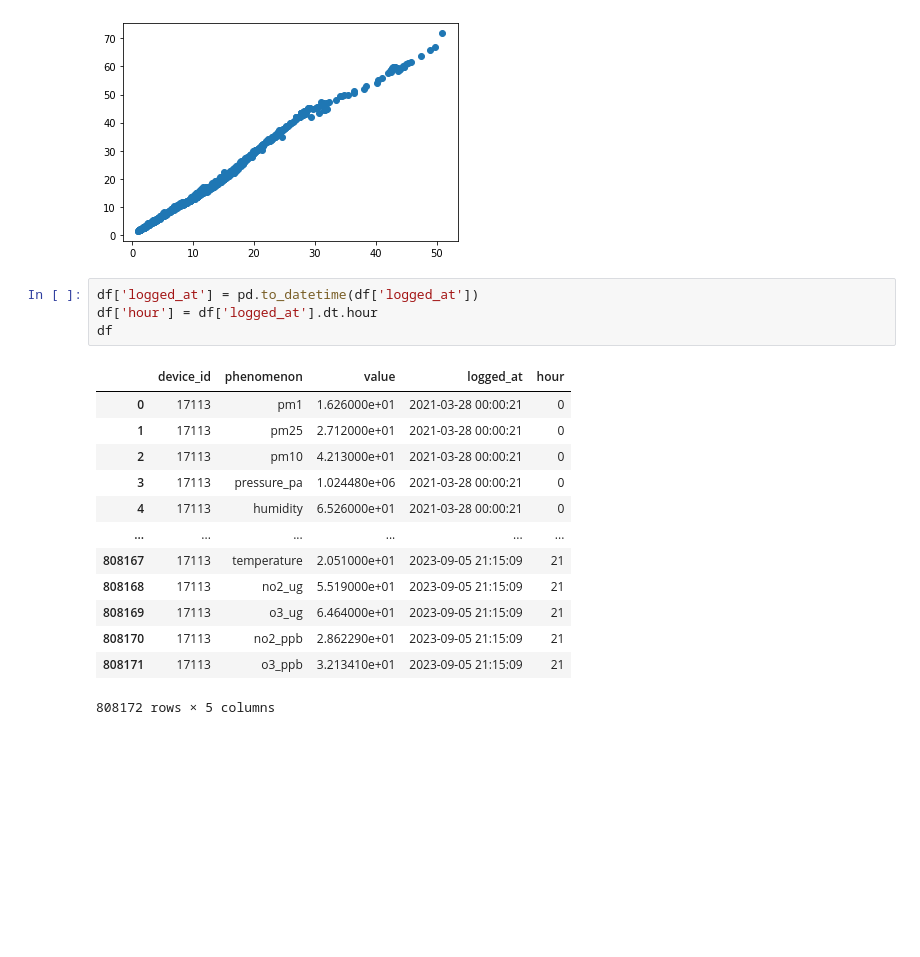
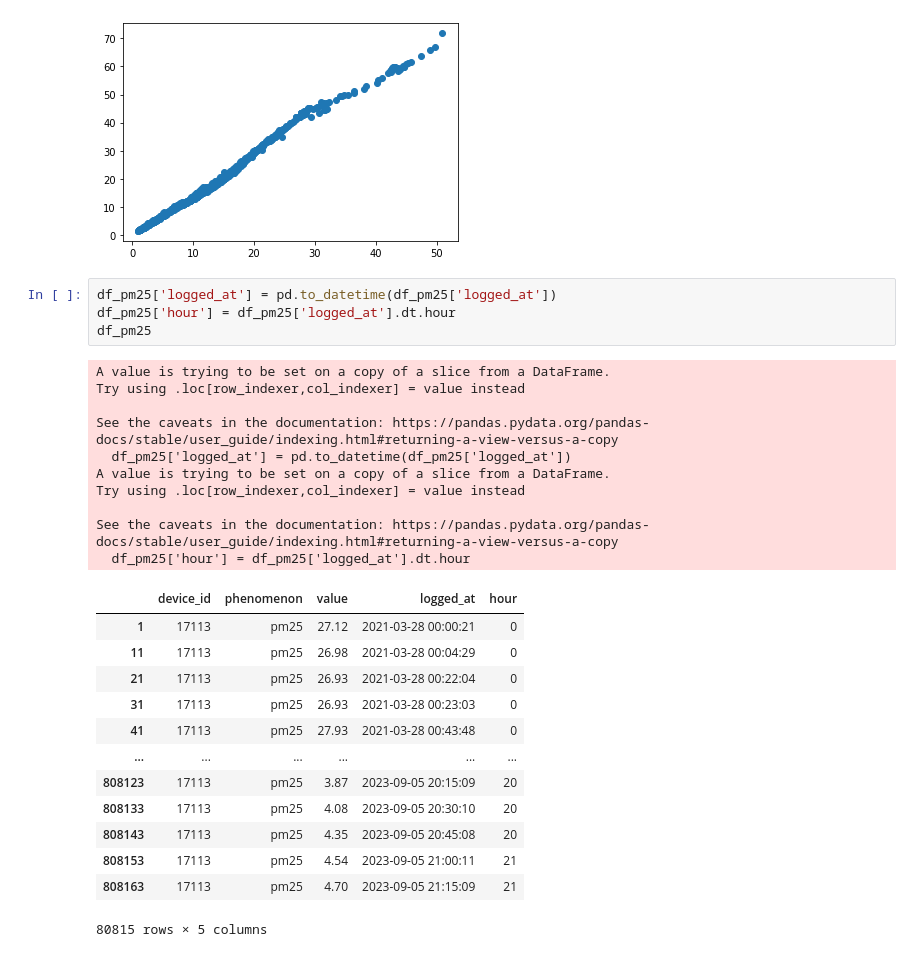
Before and after one commit to art1k20/MatMod, a Jupyter notebook: lab1/lab1.ipynb, the cells around one changed output. Saved outputs shown, nothing was run; the diff lists cells and outputs as text; blank space fills up the shorter version.

```diff
--- a/lab1/lab1.ipynb
+++ b/lab1/lab1.ipynb
@@ -158,20 +158,30 @@ plt.show()
 # %% [output]
 [figure]
 # %%
-df['logged_at'] = pd.to_datetime(df['logged_at'])
-df['hour'] = df['logged_at'].dt.hour
-df
+df_pm25['logged_at'] = pd.to_datetime(df_pm25['logged_at'])
+df_pm25['hour'] = df_pm25['logged_at'].dt.hour
+df_pm25
 # %% [output]
+A value is trying to be set on a copy of a slice from a DataFrame.
+Try using .loc[row_indexer,col_indexer] = value instead
+
+See the caveats in the documentation: https://pandas.pydata.org/pandas-docs/stable/user_guide/indexing.html#returning-a-view-versus-a-copy
+  df_pm25['logged_at'] = pd.to_datetime(df_pm25['logged_at'])
+A value is trying to be set on a copy of a slice from a DataFrame.
+Try using .loc[row_indexer,col_indexer] = value instead
+
+See the caveats in the documentation: https://pandas.pydata.org/pandas-docs/stable/user_guide/indexing.html#returning-a-view-versus-a-copy
+  df_pm25['hour'] = df_pm25['logged_at'].dt.hour
 |  | device_id | phenomenon | value | logged_at | hour |
-| 0 | 17113 | pm1 | 1.626000e+01 | 2021-03-28 00:00:21 | 0 |
-| 1 | 17113 | pm25 | 2.712000e+01 | 2021-03-28 00:00:21 | 0 |
-| 2 | 17113 | pm10 | 4.213000e+01 | 2021-03-28 00:00:21 | 0 |
-| 3 | 17113 | pressure_pa | 1.024480e+06 | 2021-03-28 00:00:21 | 0 |
-| 4 | 17113 | humidity | 6.526000e+01 | 2021-03-28 00:00:21 | 0 |
+| 1 | 17113 | pm25 | 27.12 | 2021-03-28 00:00:21 | 0 |
+| 11 | 17113 | pm25 | 26.98 | 2021-03-28 00:04:29 | 0 |
+| 21 | 17113 | pm25 | 26.93 | 2021-03-28 00:22:04 | 0 |
+| 31 | 17113 | pm25 | 26.93 | 2021-03-28 00:23:03 | 0 |
+| 41 | 17113 | pm25 | 27.93 | 2021-03-28 00:43:48 | 0 |
 | ... | ... | ... | ... | ... | ... |
-| 808167 | 17113 | temperature | 2.051000e+01 | 2023-09-05 21:15:09 | 21 |
-| 808168 | 17113 | no2_ug | 5.519000e+01 | 2023-09-05 21:15:09 | 21 |
-| 808169 | 17113 | o3_ug | 6.464000e+01 | 2023-09-05 21:15:09 | 21 |
-| 808170 | 17113 | no2_ppb | 2.862290e+01 | 2023-09-05 21:15:09 | 21 |
-| 808171 | 17113 | o3_ppb | 3.213410e+01 | 2023-09-05 21:15:09 | 21 |
+| 808123 | 17113 | pm25 | 3.87 | 2023-09-05 20:15:09 | 20 |
+| 808133 | 17113 | pm25 | 4.08 | 2023-09-05 20:30:10 | 20 |
+| 808143 | 17113 | pm25 | 4.35 | 2023-09-05 20:45:08 | 20 |
+| 808153 | 17113 | pm25 | 4.54 | 2023-09-05 21:00:11 | 21 |
+| 808163 | 17113 | pm25 | 4.70 | 2023-09-05 21:15:09 | 21 |
-808172 rows × 5 columns
+80815 rows × 5 columns
```
Also changed, not shown: parts of 1 cell of this notebook.
